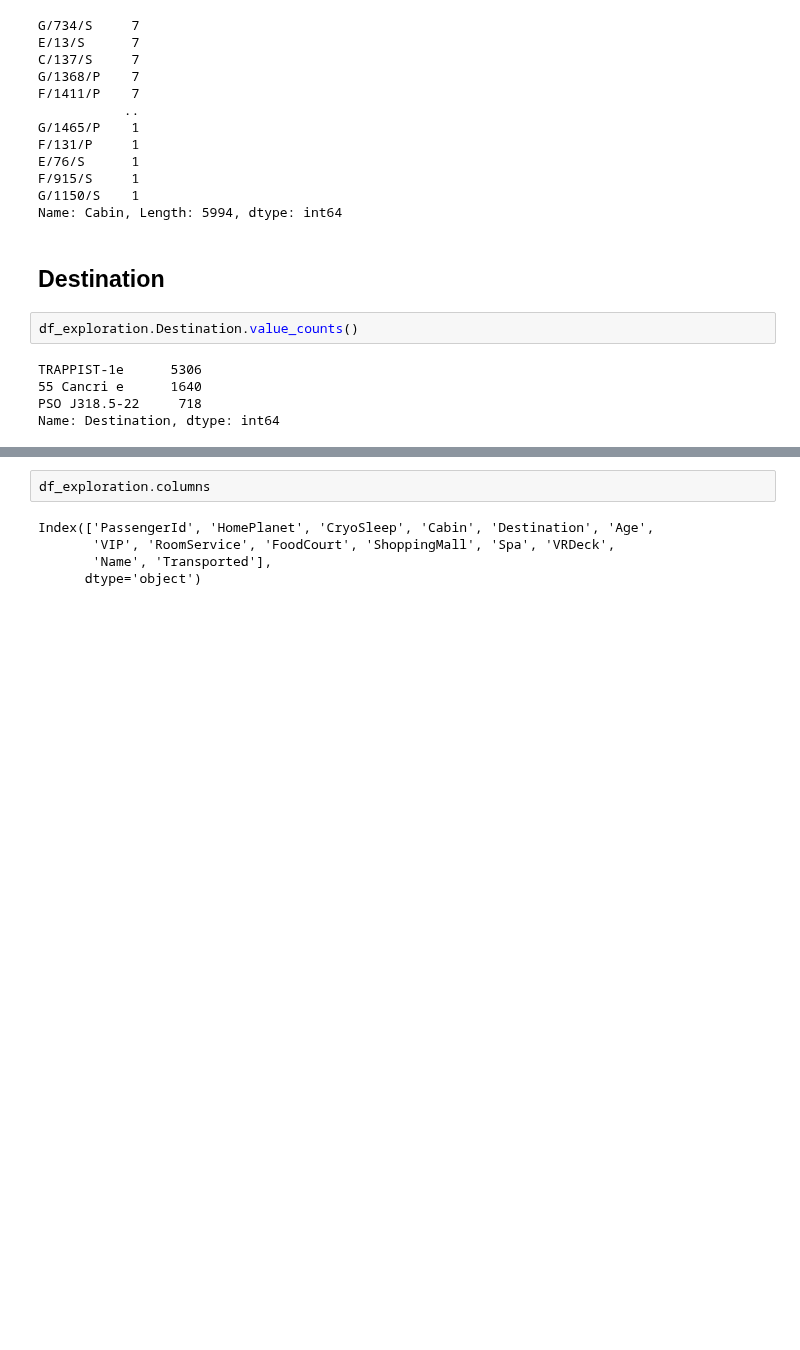
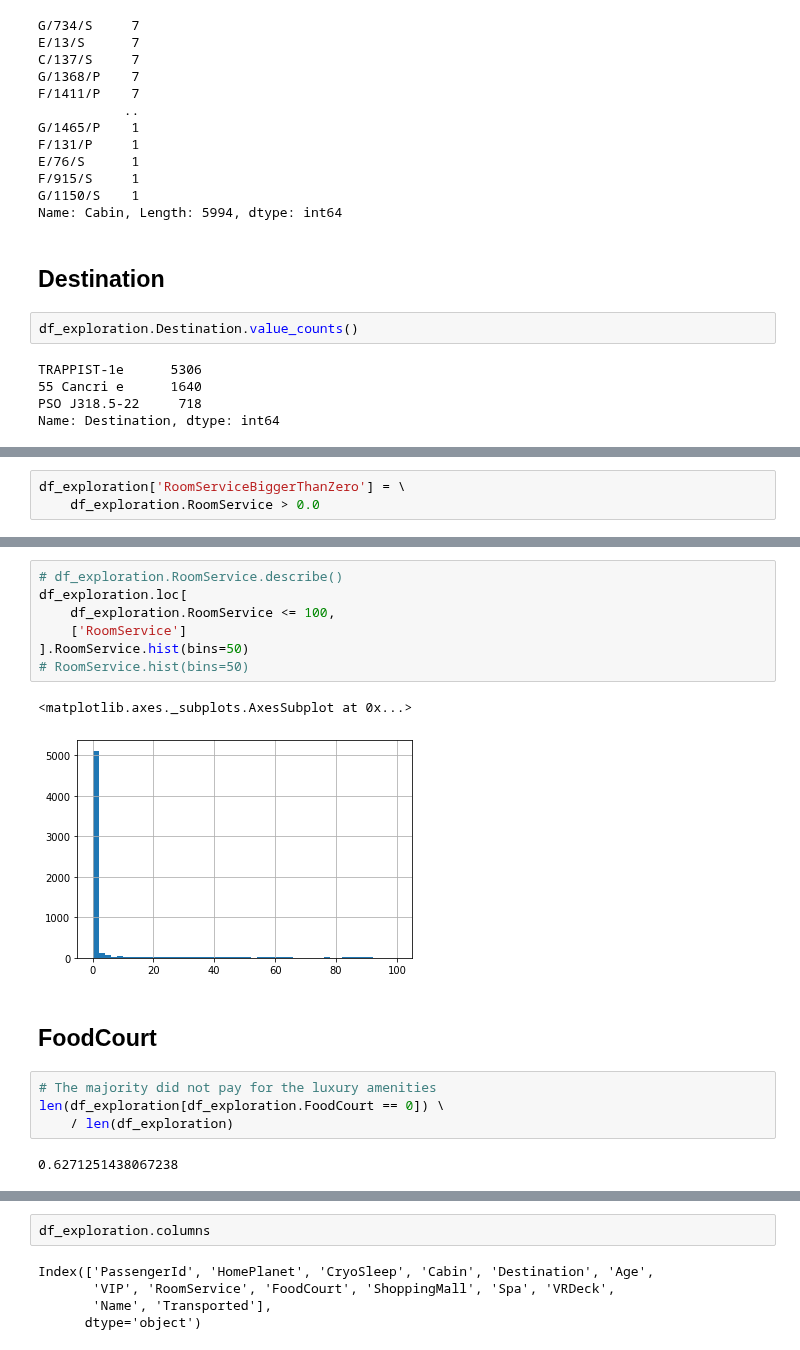
Before and after one commit to PashaIanko/Kaggle.Spaceship-Titanic, a Jupyter notebook: 1_data_exploration.ipynb, the cells around one changed output, grey strips where cells are left out. Drawn from its saved outputs; the diff is of its cells as text; blank space fills up the shorter version.

```diff
--- a/1_data_exploration.ipynb
+++ b/1_data_exploration.ipynb
@@ -334,0 +418,3 @@ Name: Destination, dtype: int64
+# %%
+df_exploration['RoomServiceBiggerThanZero'] = \
+    df_exploration.RoomService > 0.0
@@ -334,0 +434,18 @@ Name: Destination, dtype: int64
+# %%
+# df_exploration.RoomService.describe()
+df_exploration.loc[
+    df_exploration.RoomService <= 100,
+    ['RoomService']
+].RoomService.hist(bins=50)
+# RoomService.hist(bins=50)
+# %% [output]
+<matplotlib.axes._subplots.AxesSubplot at 0x...>
+[figure, added]
+# %% [markdown]
+## FoodCourt
+# %%
+# The majority did not pay for the luxury amenities
+len(df_exploration[df_exploration.FoodCourt == 0]) \
+    / len(df_exploration)
+# %% [output]
+0.6271251438067238
```
Also changed, not shown: parts of 22 cells of this notebook.
